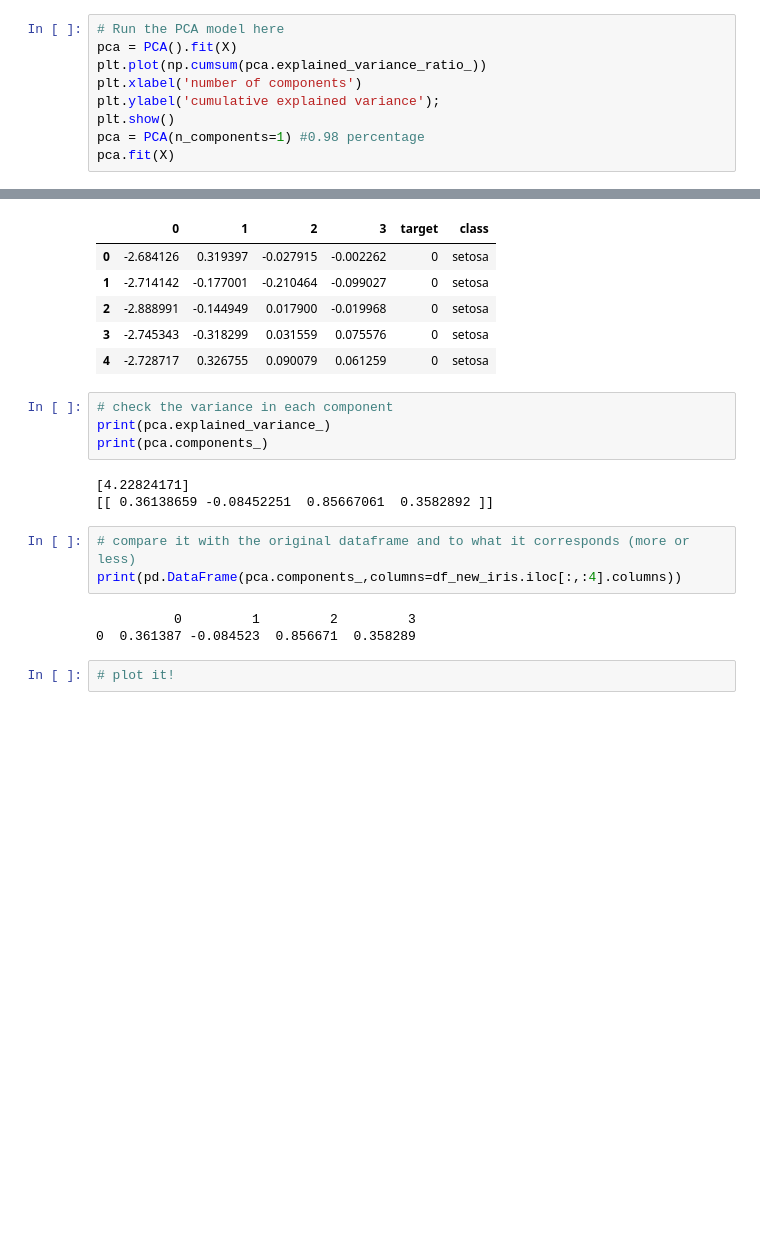
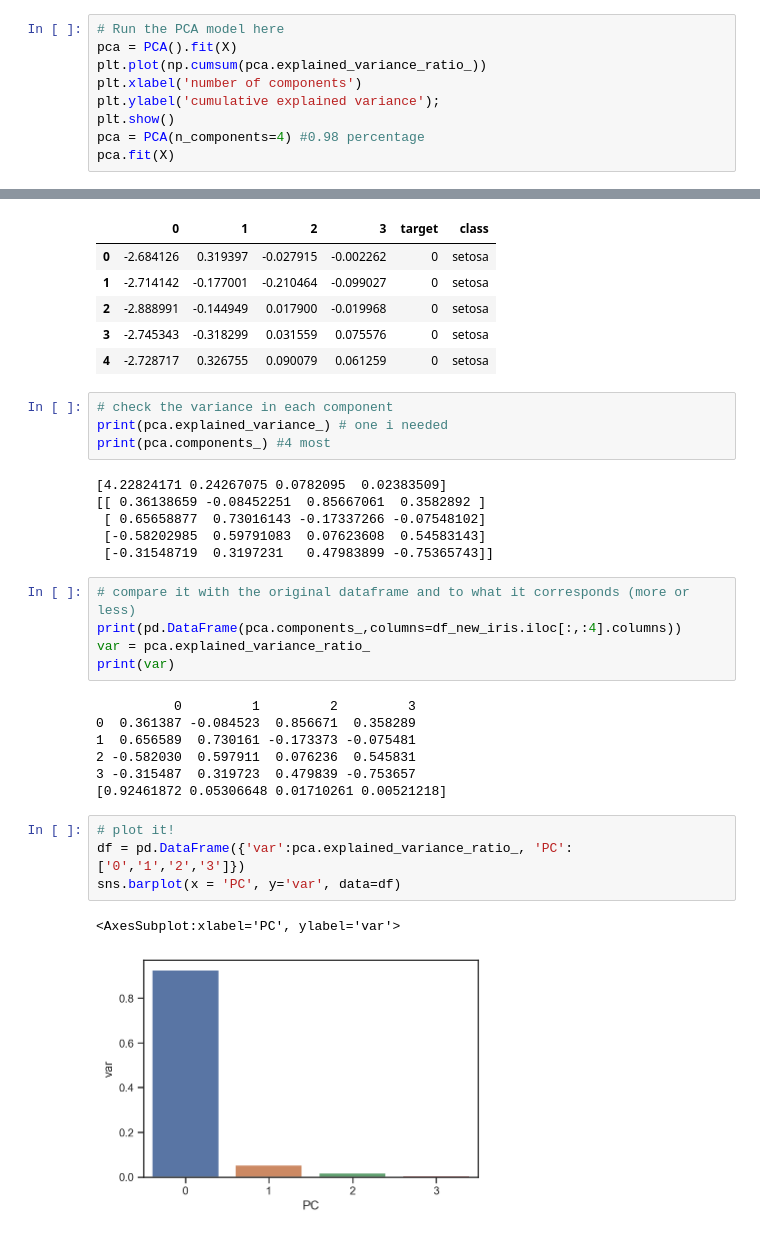
Before and after one commit to Deniz-shelby/Strive_Day1, a Jupyter notebook: M3/D3/03. PCA/01_IRIS_PCA.ipynb, the cells around one changed output, grey strips where cells are left out. Drawn from its saved outputs; the diff is of its cells as text; blank space fills up the shorter version.

```diff
--- a/M3/D3/03. PCA/01_IRIS_PCA.ipynb
+++ b/M3/D3/03. PCA/01_IRIS_PCA.ipynb
@@ -184,7 +184,7 @@ plt.plot(np.cumsum(pca.explained_variance_ratio_))
 plt.xlabel('number of components')
 plt.ylabel('cumulative explained variance');
 plt.show()
-pca = PCA(n_components=1) #0.98 percentage
+pca = PCA(n_components=4) #0.98 percentage
 pca.fit(X)
 # %% [output]
 [figure]
@@ -219,16 +219,30 @@ df_new_iris.head()
 | 4 | -2.728717 | 0.326755 | 0.090079 | 0.061259 | 0 | setosa |
 # %%
 # check the variance in each component
-print(pca.explained_variance_)
-print(pca.components_)
+print(pca.explained_variance_) # one i needed
+print(pca.components_) #4 most
 # %% [output]
-[4.22824171]
-[[ 0.36138659 -0.08452251  0.85667061  0.3582892 ]]
+[4.22824171 0.24267075 0.0782095  0.02383509]
+[[ 0.36138659 -0.08452251  0.85667061  0.3582892 ]
+ [ 0.65658877  0.73016143 -0.17337266 -0.07548102]
+ [-0.58202985  0.59791083  0.07623608  0.54583143]
+ [-0.31548719  0.3197231   0.47983899 -0.75365743]]
 # %%
 # compare it with the original dataframe and to what it corresponds (more or less)
 print(pd.DataFrame(pca.components_,columns=df_new_iris.iloc[:,:4].columns))
+var = pca.explained_variance_ratio_
+print(var)
 # %% [output]
           0         1         2         3
 0  0.361387 -0.084523  0.856671  0.358289
+1  0.656589  0.730161 -0.173373 -0.075481
+2 -0.582030  0.597911  0.076236  0.545831
+3 -0.315487  0.319723  0.479839 -0.753657
+[0.92461872 0.05306648 0.01710261 0.00521218]
-# %%
-# plot it!
+# %%
+# plot it!
+df = pd.DataFrame({'var':pca.explained_variance_ratio_, 'PC': ['0','1','2','3']})
+sns.barplot(x = 'PC', y='var', data=df)
+# %% [output]
+<AxesSubplot:xlabel='PC', ylabel='var'>
+[figure, added]
```
Also changed, not shown: parts of 1 cell of this notebook, 7 other files.
